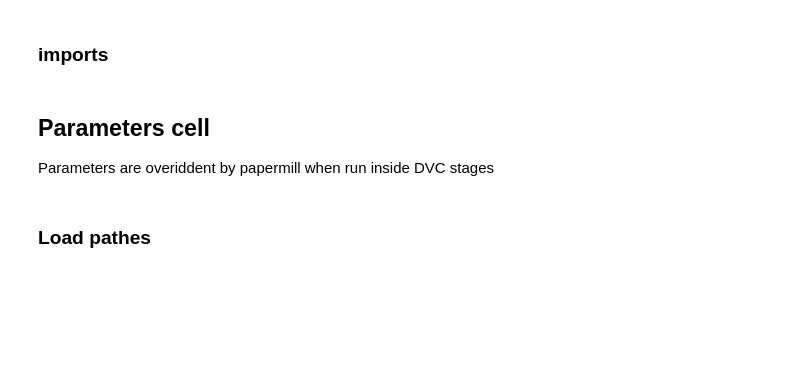
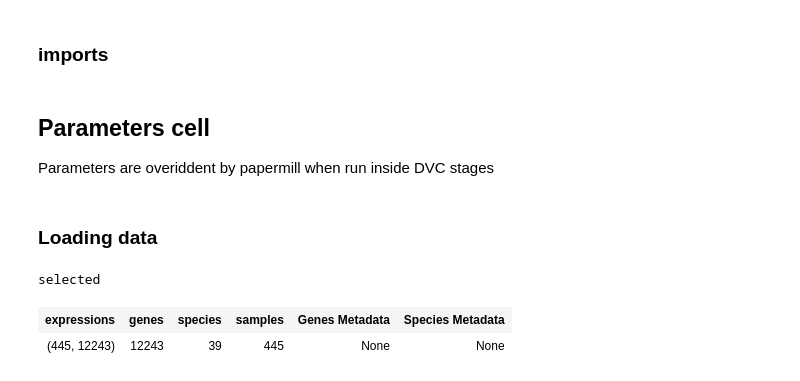
Before and after one commit to antonkulaga/yspecies, a Jupyter notebook: notebooks/2_light_gbm.ipynb, the cells around one changed output. Cells and saved outputs as stored; diff of their text form; code cells hidden in the pictures; blank space fills up the shorter version.

```diff
--- a/notebooks/2_light_gbm.ipynb
+++ b/notebooks/2_light_gbm.ipynb
@@ -44,3 +44,15 @@ TISSUES_LIST = ['Lung', 'Liver', 'Kidney', 'Brain', 'Heart'] # this sets global
+# %% [markdown]
+### Loading data ###
+# %%
+from pathlib import Path
+locations: Locations = Locations("./") if Path("./data").exists() else Locations("../")
+# %%
+data = ExpressionDataset.from_folder(locations.interim.selected)
+data
+# %% [output]
+selected
+| expressions | genes | species | samples | Genes Metadata | Species Metadata |
+| (445, 12243) | 12243 | 39 | 445 | None | None |
 # %%
 
 # save label encoders to global scope
@@ -181,2 +170,0 @@ def merge_datasets():
-# %% [markdown]
-### Load pathes ###
```
Also changed, not shown: parts of 14 cells of this notebook, 5 other files.
